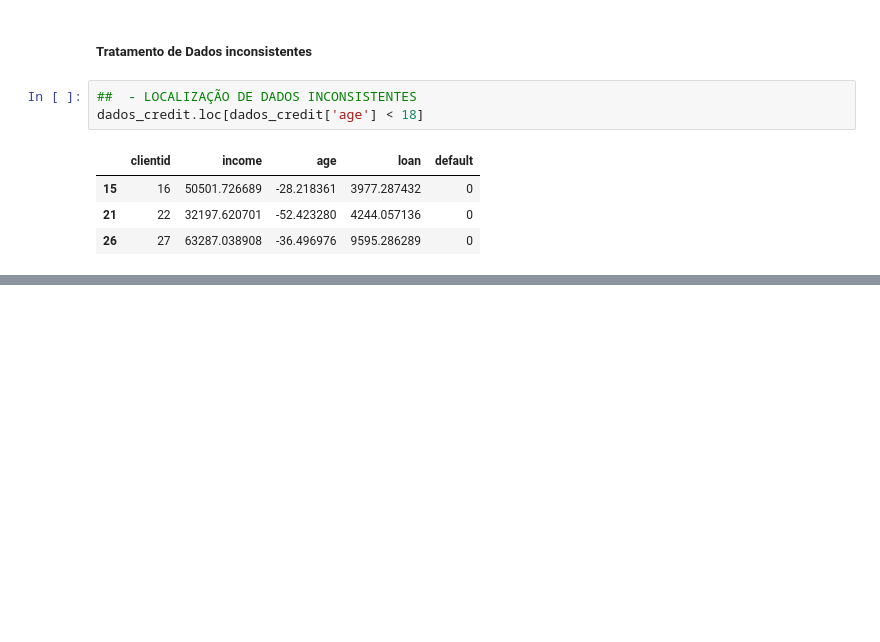
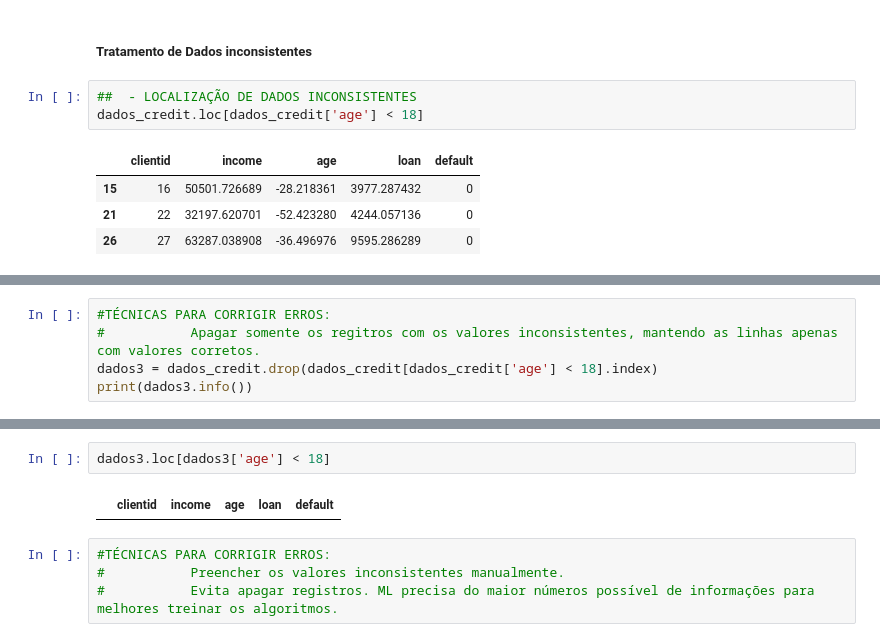
Before and after one commit to JansRodriguez/MachineLearningAaZ, a Jupyter notebook: ExercícioUm.ipynb, the cells around one changed output, grey strips where cells are left out. Saved outputs shown, nothing was run; the diff lists cells and outputs as text; blank space fills up the shorter version.

Commit message:
Para presença no github

```diff
--- a/ExercícioUm.ipynb
+++ b/ExercícioUm.ipynb
@@ -127,0 +146,5 @@ dados_credit.loc[dados_credit['age'] < 18]
+# %%
+#TÉCNICAS PARA CORRIGIR ERROS:
+#           Apagar somente os regitros com os valores inconsistentes, mantendo as linhas apenas com valores corretos.
+dados3 = dados_credit.drop(dados_credit[dados_credit['age'] < 18].index)
+print(dados3.info())
@@ -127,0 +172,8 @@ dados_credit.loc[dados_credit['age'] < 18]
+# %%
+dados3.loc[dados3['age'] < 18]
+# %% [output]
+|  | clientid | income | age | loan | default |
+# %%
+#TÉCNICAS PARA CORRIGIR ERROS:
+#           Preencher os valores inconsistentes manualmente.
+#           Evita apagar registros. ML precisa do maior números possível de informações para melhores treinar os algoritmos.
```
Also changed, not shown: parts of 12 cells of this notebook.
